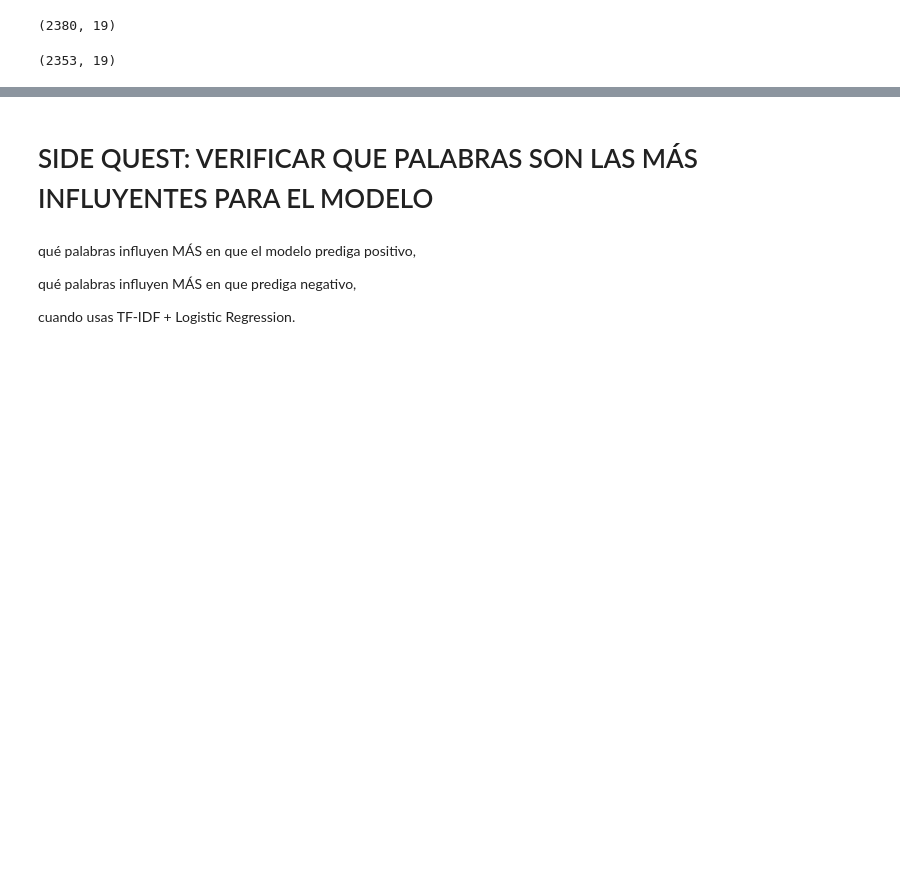
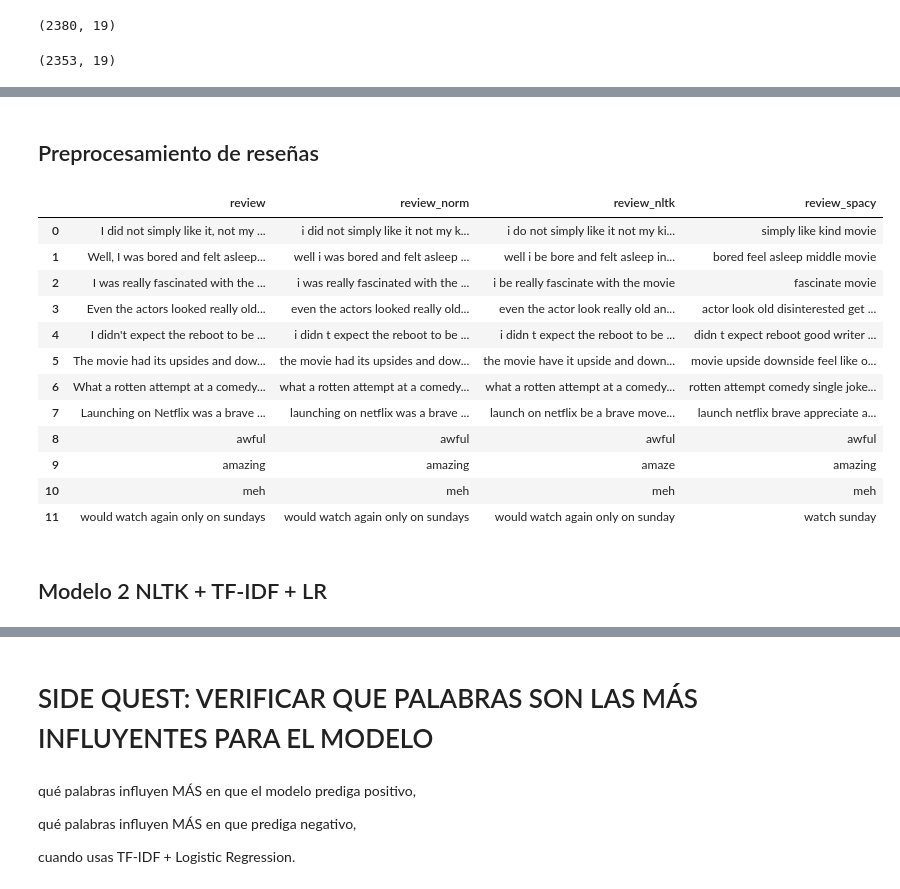
Before and after one commit to OmiHdz/SP_14_2, a Jupyter notebook: P_14_2.ipynb, the cells around one changed output, grey strips where cells are left out. Drawn from its saved outputs; the diff is of its cells as text; code cells hidden in the pictures; blank space fills up the shorter version.

```diff
--- a/P_14_2.ipynb
+++ b/P_14_2.ipynb
@@ -963,0 +1102,34 @@ Uso del dispositivo: cpu
+# %% [markdown]
+## Preprocesamiento de reseñas
+# %%
+#Creando patrón regex para eliminar signos de puntuación y dígitos
+pattern = r'[^a-zA-Z\s]'
+
+#Aplicando lambda
+my_reviews['review_norm'] = my_reviews['review'].apply(lambda x : re.sub(pattern, ' ', x).strip().lower()  )
+#aplicando regex para hacer todos los espacios en blanco uno solo
+my_reviews['review_norm'] = my_reviews['review_norm'].apply(lambda x : re.sub(r'\s+', ' ',x))
+
+
+#Procesando reviews con NLTK
+my_reviews['review_nltk'] = my_reviews['review_norm'].progress_apply(preprocess_text_nltk)
+
+my_reviews['review_spacy'] = my_reviews['review_norm'].progress_apply(text_preprocessing_3)
+
+my_reviews
+# %% [output]
+|  | review | review_norm | review_nltk | review_spacy |
+| 0 | I did not simply like it, not my ... | i did not simply like it not my k... | i do not simply like it not my ki... | simply like kind movie |
+| 1 | Well, I was bored and felt asleep... | well i was bored and felt asleep ... | well i be bore and felt asleep in... | bored feel asleep middle movie |
+| 2 | I was really fascinated with the ... | i was really fascinated with the ... | i be really fascinate with the movie | fascinate movie |
+| 3 | Even the actors looked really old... | even the actors looked really old... | even the actor look really old an... | actor look old disinterested get ... |
+| 4 | I didn't expect the reboot to be ... | i didn t expect the reboot to be ... | i didn t expect the reboot to be ... | didn t expect reboot good writer ... |
+| 5 | The movie had its upsides and dow... | the movie had its upsides and dow... | the movie have it upside and down... | movie upside downside feel like o... |
+| 6 | What a rotten attempt at a comedy... | what a rotten attempt at a comedy... | what a rotten attempt at a comedy... | rotten attempt comedy single joke... |
+| 7 | Launching on Netflix was a brave ... | launching on netflix was a brave ... | launch on netflix be a brave move... | launch netflix brave appreciate a... |
+| 8 | awful | awful | awful | awful |
+| 9 | amazing | amazing | amaze | amazing |
+| 10 | meh | meh | meh | meh |
+| 11 | would watch again only on sundays | would watch again only on sundays | would watch again only on sunday | watch sunday |
+# %% [markdown]
+## Modelo 2 NLTK + TF-IDF + LR
```
Also changed, not shown: parts of 28 cells of this notebook.
